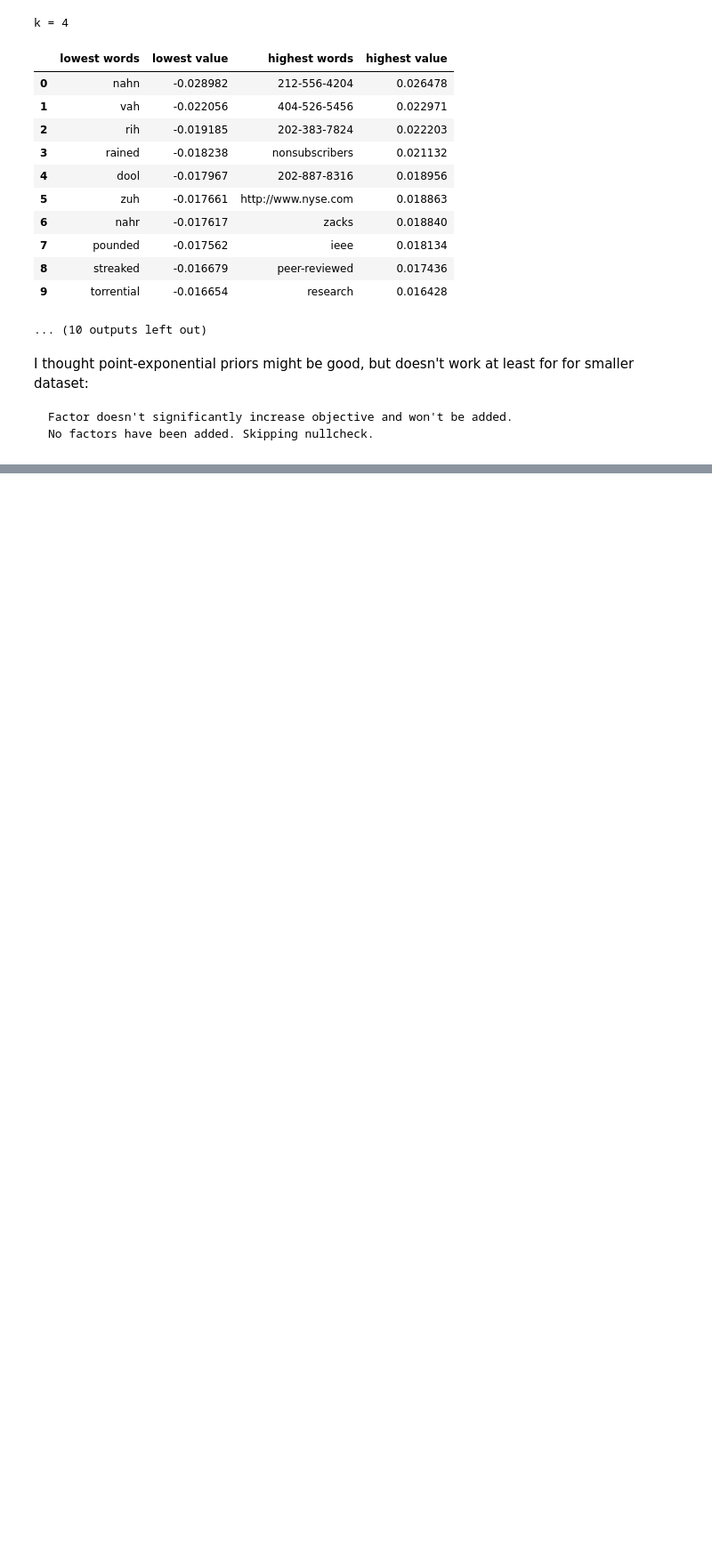
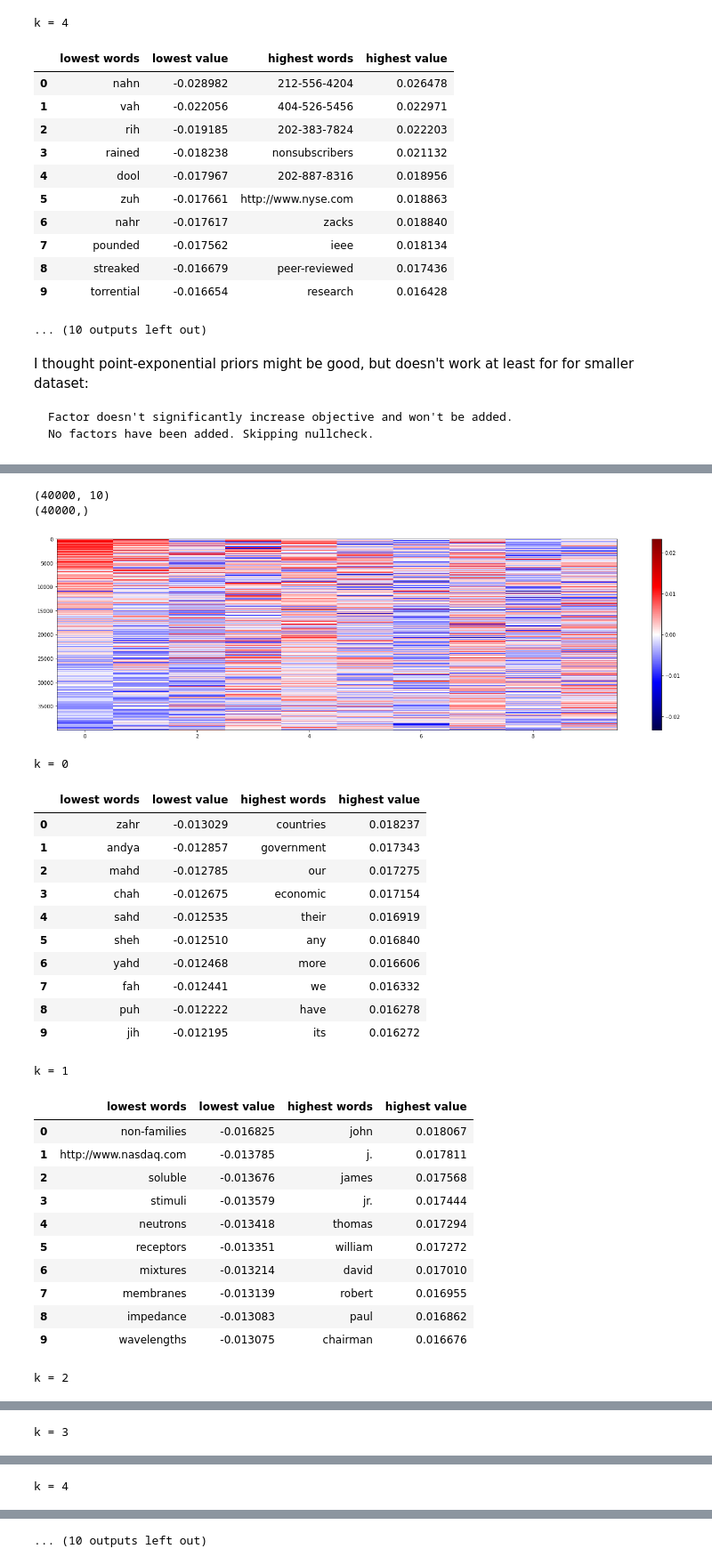
Before and after one commit to suzannastep/matrix_factorize_words, a Jupyter notebook: analysis/glove.ipynb, the cells around one changed output, grey strips where cells are left out. Shown at 89% size. Cells and saved outputs as stored; diff of their text form; code cells hidden in the pictures; blank space fills up the shorter version.

```diff
--- a/analysis/glove.ipynb
+++ b/analysis/glove.ipynb
@@ -269,0 +416,31 @@ No factors have been added. Skipping nullcheck.
+# %%
+U_svd,W_svd = view_results("../output/40000_by_300/40000_by_300_svd_U.csv",wordsfile,n=10,k=10)
+# %% [output]
+(40000, 10)
+(40000,)
+[figure, added]
+k = 0
+|  | lowest words | lowest value | highest words | highest value |
+| 0 | zahr | -0.013029 | countries | 0.018237 |
+| 1 | andya | -0.012857 | government | 0.017343 |
+| 2 | mahd | -0.012785 | our | 0.017275 |
+| 3 | chah | -0.012675 | economic | 0.017154 |
+| 4 | sahd | -0.012535 | their | 0.016919 |
+| 5 | sheh | -0.012510 | any | 0.016840 |
+| 6 | yahd | -0.012468 | more | 0.016606 |
+| 7 | fah | -0.012441 | we | 0.016332 |
+| 8 | puh | -0.012222 | have | 0.016278 |
+| 9 | jih | -0.012195 | its | 0.016272 |
+k = 1
+|  | lowest words | lowest value | highest words | highest value |
+| 0 | non-families | -0.016825 | john | 0.018067 |
+| 1 | http://www.nasdaq.com | -0.013785 | j. | 0.017811 |
+| 2 | soluble | -0.013676 | james | 0.017568 |
+| 3 | stimuli | -0.013579 | jr. | 0.017444 |
+| 4 | neutrons | -0.013418 | thomas | 0.017294 |
+| 5 | receptors | -0.013351 | william | 0.017272 |
+| 6 | mixtures | -0.013214 | david | 0.017010 |
+| 7 | membranes | -0.013139 | robert | 0.016955 |
+| 8 | impedance | -0.013083 | paul | 0.016862 |
+| 9 | wavelengths | -0.013075 | chairman | 0.016676 |
+k = 2
@@ -269,0 +458 @@ No factors have been added. Skipping nullcheck.
+k = 3
@@ -269,0 +470 @@ No factors have been added. Skipping nullcheck.
+k = 4
@@ -269,0 +482 @@ No factors have been added. Skipping nullcheck.
+... (10 outputs left out)
```
Also changed, not shown: parts of 28 cells of this notebook, 1 other file.
